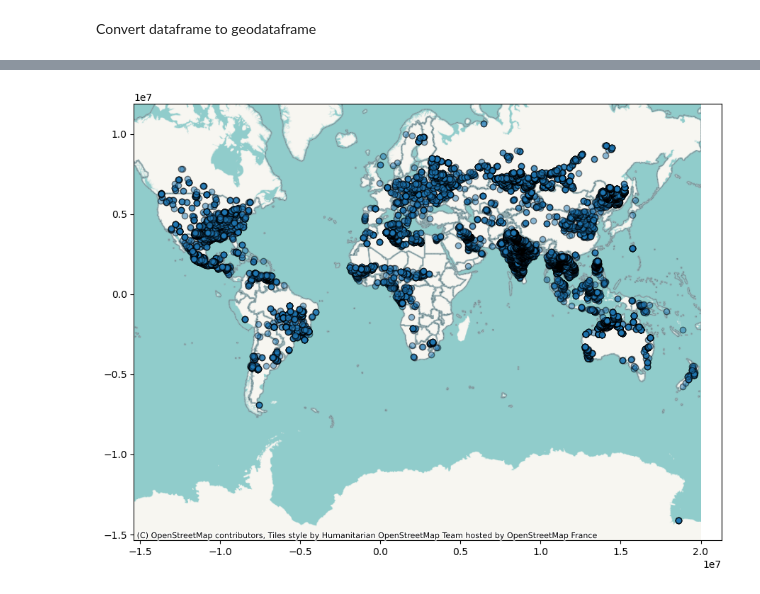
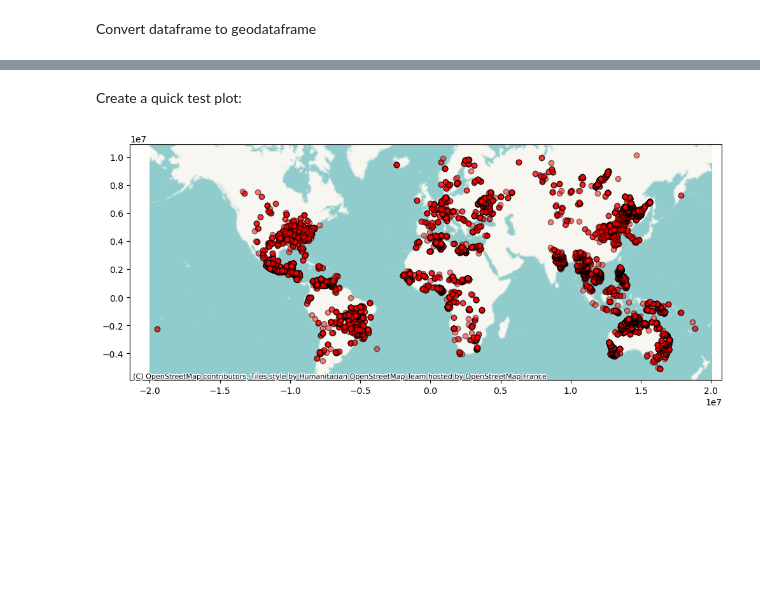
Before and after one commit to Goldmandli/Project_GEO876, a Jupyter notebook: notebooks/Project_Notebook.ipynb, the cells around one changed output, grey strips where cells are left out. Saved outputs shown, nothing was run; the diff lists cells and outputs as text; code cells hidden in the pictures; blank space fills up the shorter version.

Commit message:
Filter data for confidence nominal & high

```diff
--- a/notebooks/Project_Notebook.ipynb
+++ b/notebooks/Project_Notebook.ipynb
@@ -131,0 +136,3 @@ Final df:
+# %%
+df_viirs = df_viirs[(df_viirs["confidence"] == "n") | (df_viirs["confidence"] == "h")].copy()
+print(f"{len(df_viirs)} rows with confidence nominal or high")
@@ -207,5 +216,7 @@ display(gdf_viirs.head())
+# %% [markdown]
+Create a quick test plot:
 # %%
-ax = gdf_viirs.to_crs(epsg=3857).plot(figsize=(12, 8), alpha=0.5, edgecolor='k')
+ax = gdf_viirs.to_crs(epsg=3857).plot(figsize=(12, 8), alpha=0.5, color="r", edgecolor='k')
 ctx.add_basemap(ax)
 # %% [output]
-[figure, old version]
+[figure, new version]
```
Also changed, not shown: parts of 10 cells of this notebook.
